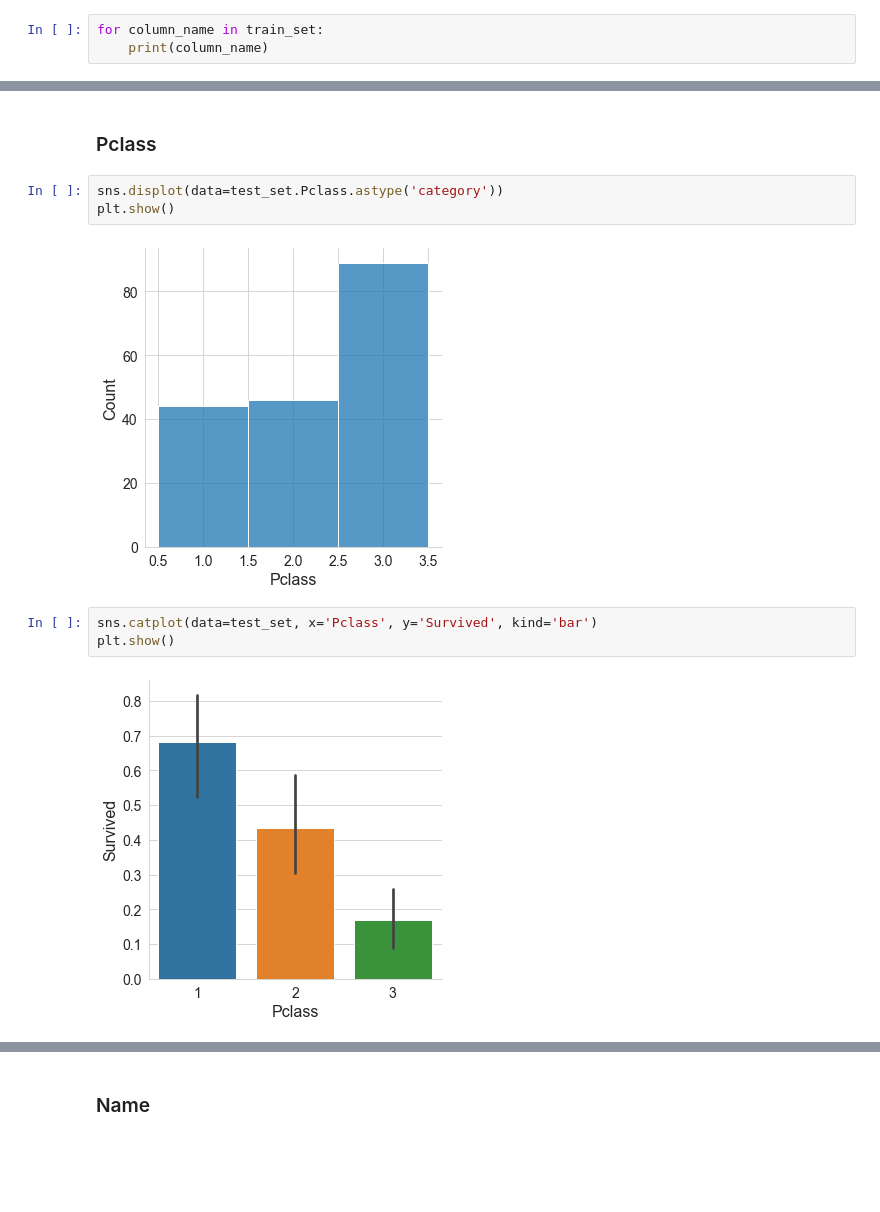
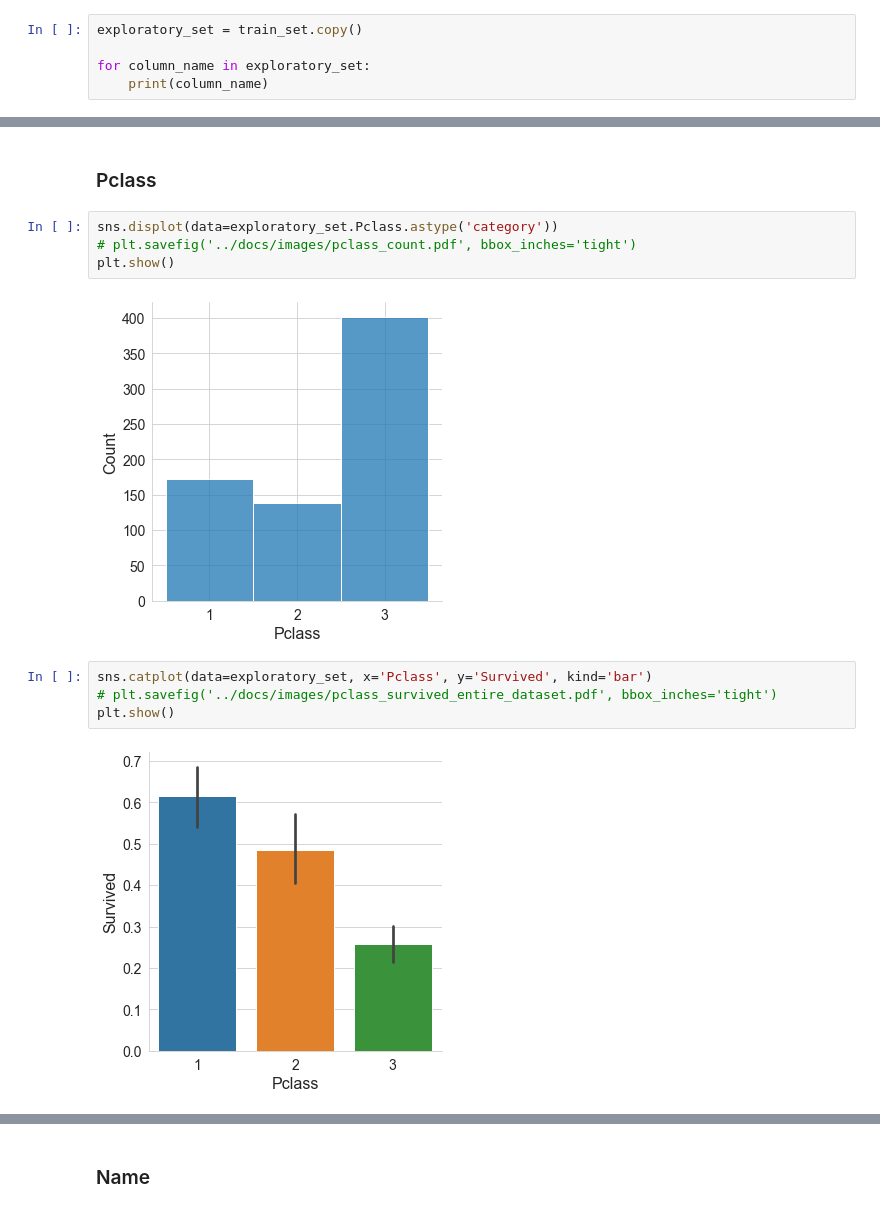
Before and after one commit to AlekseiBogachev/Titanic-Machine-Learning-from-Disaster, a Jupyter notebook: sources/Titanic-Machine-Learning-from-Disaster.ipynb, the cells around one changed output, grey strips where cells are left out. Drawn from its saved outputs; the diff is of its cells as text; blank space fills up the shorter version.

```diff
--- a/sources/Titanic-Machine-Learning-from-Disaster.ipynb
+++ b/sources/Titanic-Machine-Learning-from-Disaster.ipynb
@@ -327,7 +327,9 @@ for train_index, test_index in split.split(data, data.Sex):
 ## Exploratory Analysis
 Let's explore each attribute and its characteristics.
 # %%
-for column_name in train_set:
+exploratory_set = train_set.copy()
+
+for column_name in exploratory_set:
     print(column_name)
 # %% [output]
 PassengerId
@@ -345,13 +347,15 @@ Embarked
 # %% [markdown]
 ### Pclass
 # %%
-sns.displot(data=test_set.Pclass.astype('category'))
+sns.displot(data=exploratory_set.Pclass.astype('category'))
+# plt.savefig('../docs/images/pclass_count.pdf', bbox_inches='tight')
 plt.show()
 # %% [output]
-[figure, old version]
+[figure, new version]
 # %%
-sns.catplot(data=test_set, x='Pclass', y='Survived', kind='bar')
+sns.catplot(data=exploratory_set, x='Pclass', y='Survived', kind='bar')
+# plt.savefig('../docs/images/pclass_survived_entire_dataset.pdf', bbox_inches='tight')
 plt.show()
 # %% [output]
-[figure, old version]
+[figure, new version]
 # %%
```
Also changed, not shown: parts of 8 cells of this notebook, 8 other files.
